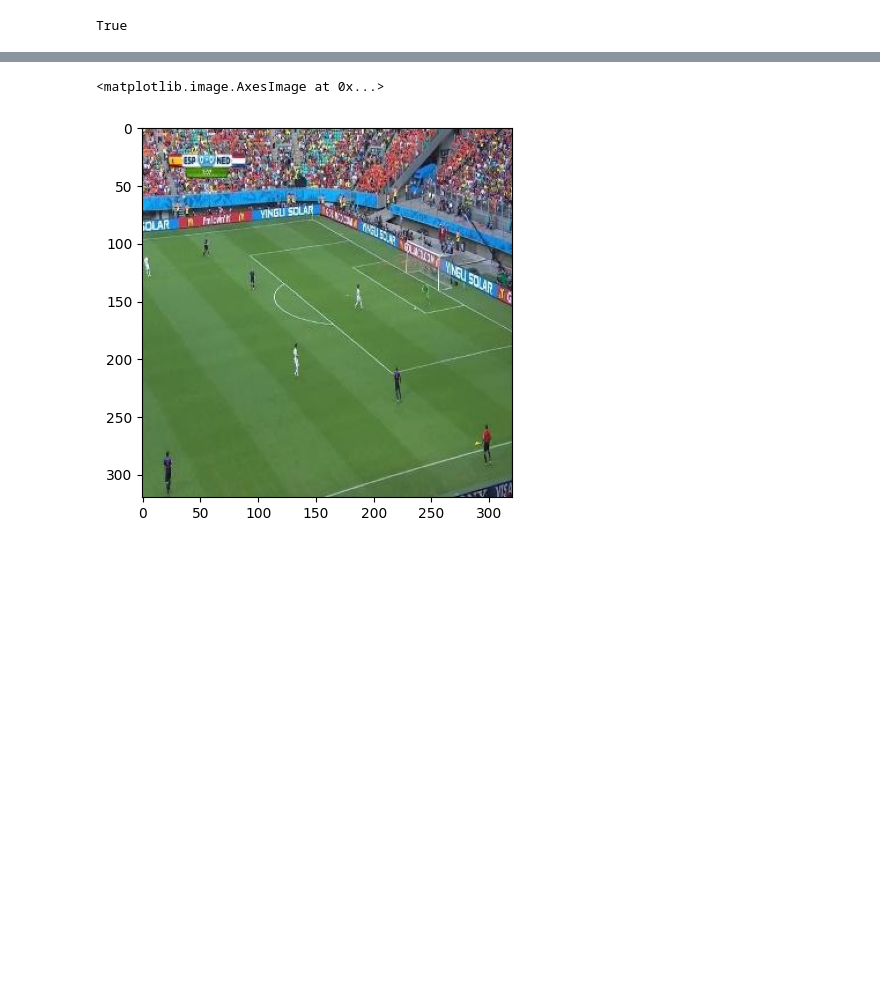
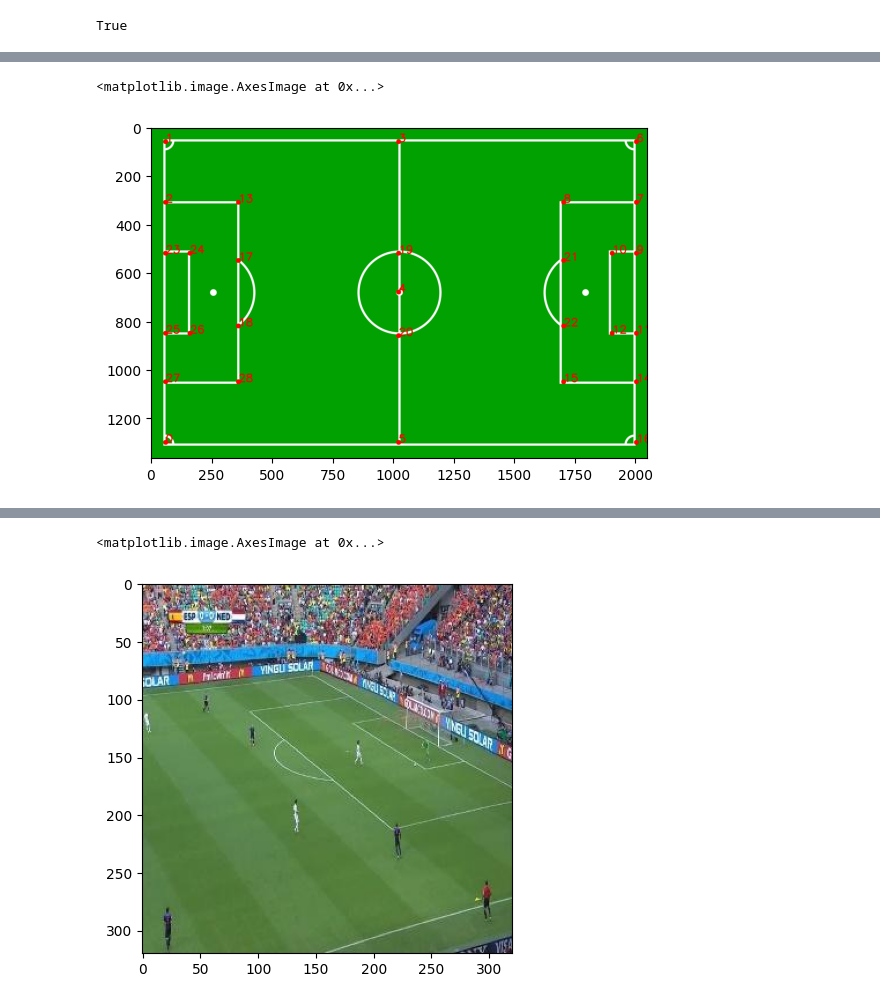
Before and after one commit to Fer14/futstats, a Jupyter notebook: futstats/homography/landmarks_28_homography/nb.ipynb, the cells around one changed output, grey strips where cells are left out. Saved outputs shown, nothing was run; the diff lists cells and outputs as text; code cells hidden in the pictures; blank space fills up the shorter version.

```diff
--- a/futstats/homography/keypoint_homography/yolo_homograpy.ipynb
+++ b/futstats/homography/landmarks_28_homography/nb.ipynb
@@ -73,4 +75,50 @@ plt.imshow(check)
 [figure]
+# %%
+
+POINT2POINT2D = {
+    "0" : (60,1300),
+    "1" : (60, 60),
+    "2" : (60,310),
+    "3": (1020,60),
+    "4" : (1020,680),
+    "5" : (1020,1300),
+    "6" : (2000,60),
+    "7" : (2000,310),
+    "8" : (1700,310),
+    "9" : (2000,520),
+    "10" : (1900,520),
+    "11" : (2000,850),
+    "12" : (1900,850),
+    "13" : (360,310),
+    "14" : (2000,1050),
+    "15" : (1700,1050),
+    "16" : (2000,1300),
+    "17" : (360,550),
+    "18" : (360,820),
+    "19" : (1020,520),
+    "20" : (1020,860),
+    "21" : (1700,550),
+    "22" : (1700,820),
+    "23" : (60,520),
+    "24" : (160,520),
+    "25" : (60,850),
+    "26" : (160,850),
+    "27" : (60,1050),
+    "28" : (360,1050),
+
+}
+
+
+check = field.copy()
+
+for id_, coord in POINT2POINT2D.items():
+    check = cv2.circle(check, coord, 10, (255, 0, 0), -1)
+    check = cv2.putText(check, id_, coord, cv2.FONT_HERSHEY_SIMPLEX, 1.5, (255, 0, 0),3)
+
+plt.imshow(check)
+# %% [output]
+<matplotlib.image.AxesImage at 0x...>
+[figure, added]
 # %%
 cktp_path =  "./checkpoints/FIELD_KEYPOINTS_YOLO/ckpt_best.pth"
 cktp_path =  "./checkpoints/FIELD_KEYPOINTS_COCO_DATA_1/ckpt_best.pth"
```
Also changed, not shown: parts of 15 cells of this notebook, 12 other files.
